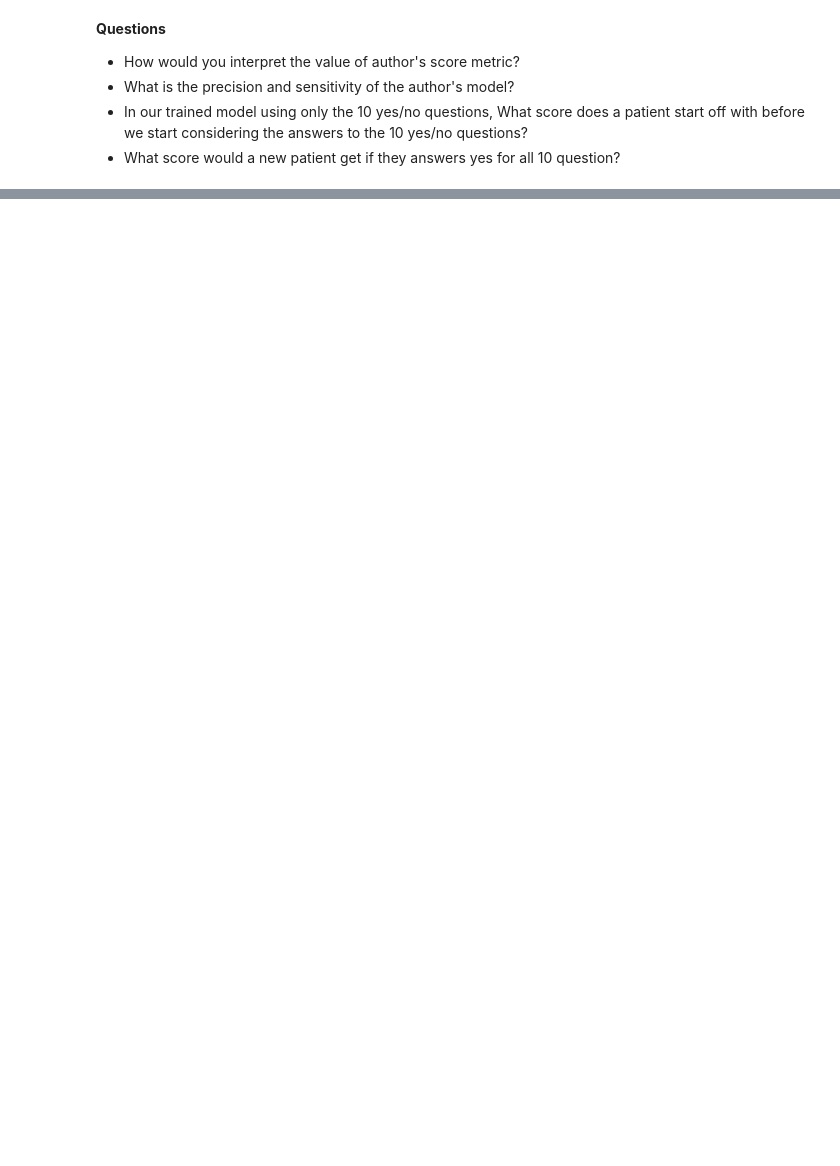
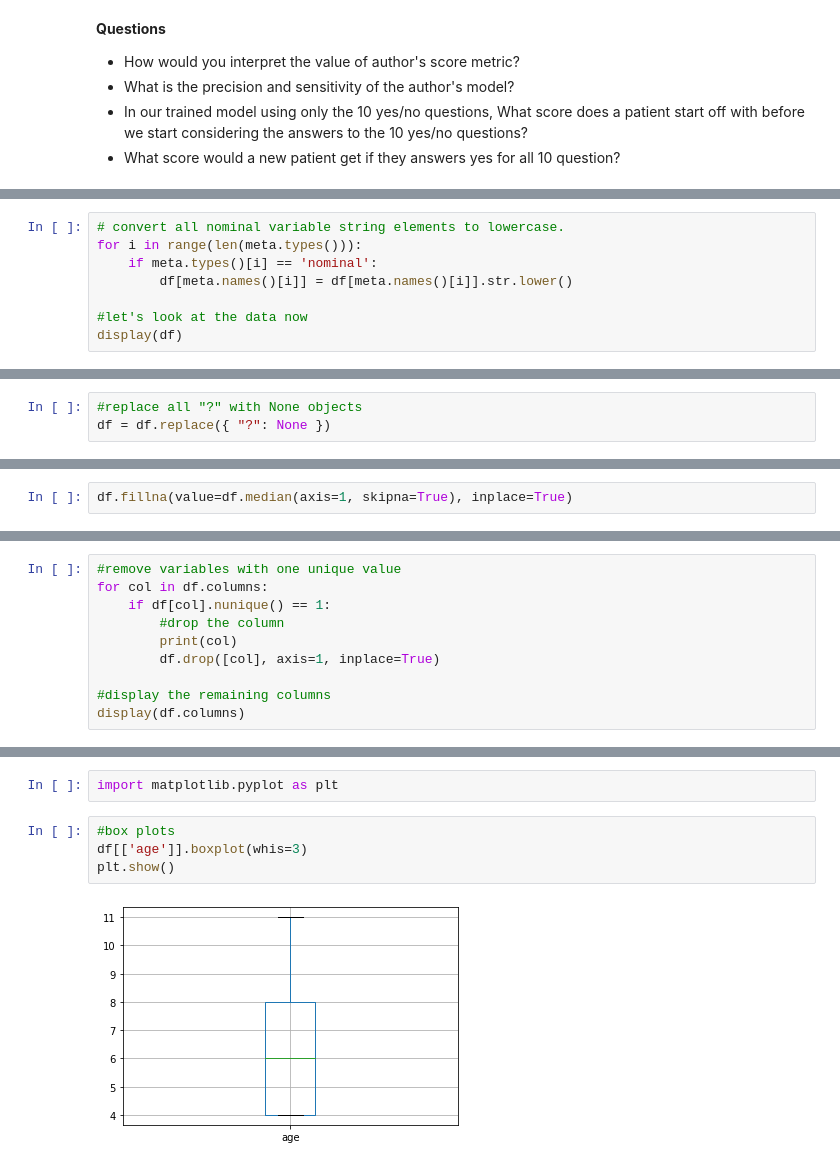
Before and after one commit to bigbioinformatics/Biomedical-ML-with-Python, a Jupyter notebook: Module_5/Module_5.ipynb, the cells around one changed output, grey strips where cells are left out. Cells and saved outputs as stored; diff of their text form; blank space fills up the shorter version.

```diff
--- a/Module_5/Module_5.ipynb
+++ b/Module_5/Module_5.ipynb
@@ -60,0 +212,8 @@ Formatting, treat missing, transformations, feature selection -> Tidy data
+# %%
+# convert all nominal variable string elements to lowercase.
+for i in range(len(meta.types())):
+    if meta.types()[i] == 'nominal':
+        df[meta.names()[i]] = df[meta.names()[i]].str.lower()
+
+#let's look at the data now
+display(df)
@@ -60,0 +325,3 @@ Formatting, treat missing, transformations, feature selection -> Tidy data
+# %%
+#replace all "?" with None objects
+df = df.replace({ "?": None })
@@ -60,0 +428,2 @@ Formatting, treat missing, transformations, feature selection -> Tidy data
+# %%
+df.fillna(value=df.median(axis=1, skipna=True), inplace=True)
@@ -60,0 +453,10 @@ Formatting, treat missing, transformations, feature selection -> Tidy data
+# %%
+#remove variables with one unique value
+for col in df.columns:
+    if df[col].nunique() == 1:
+        #drop the column
+        print(col)
+        df.drop([col], axis=1, inplace=True)
+
+#display the remaining columns
+display(df.columns)
@@ -60,0 +518,8 @@ Formatting, treat missing, transformations, feature selection -> Tidy data
+# %%
+import matplotlib.pyplot as plt
+# %%
+#box plots
+df[['age']].boxplot(whis=3)
+plt.show()
+# %% [output]
+[figure, added]
```
Also changed, not shown: parts of 53 cells of this notebook, 2 other files.
